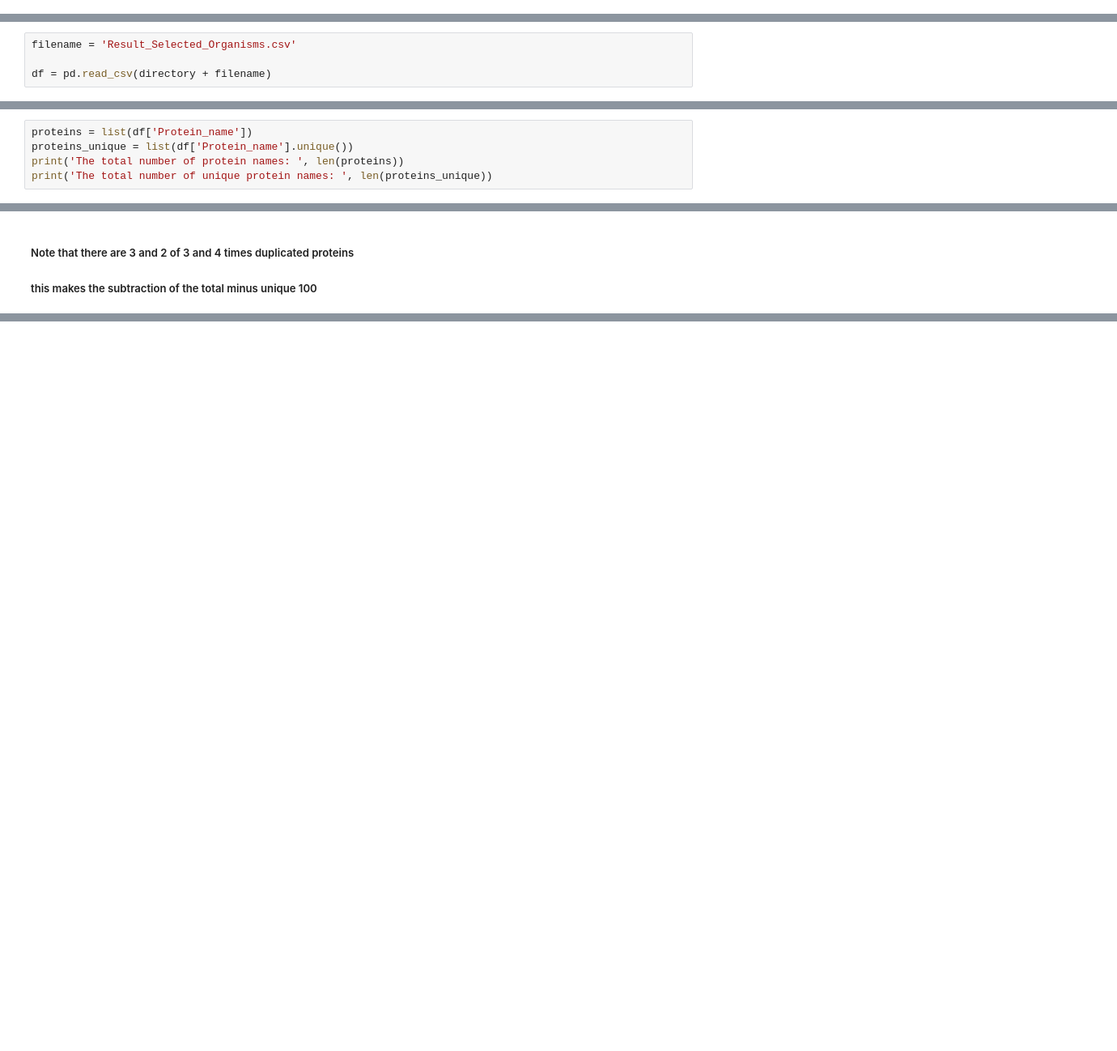
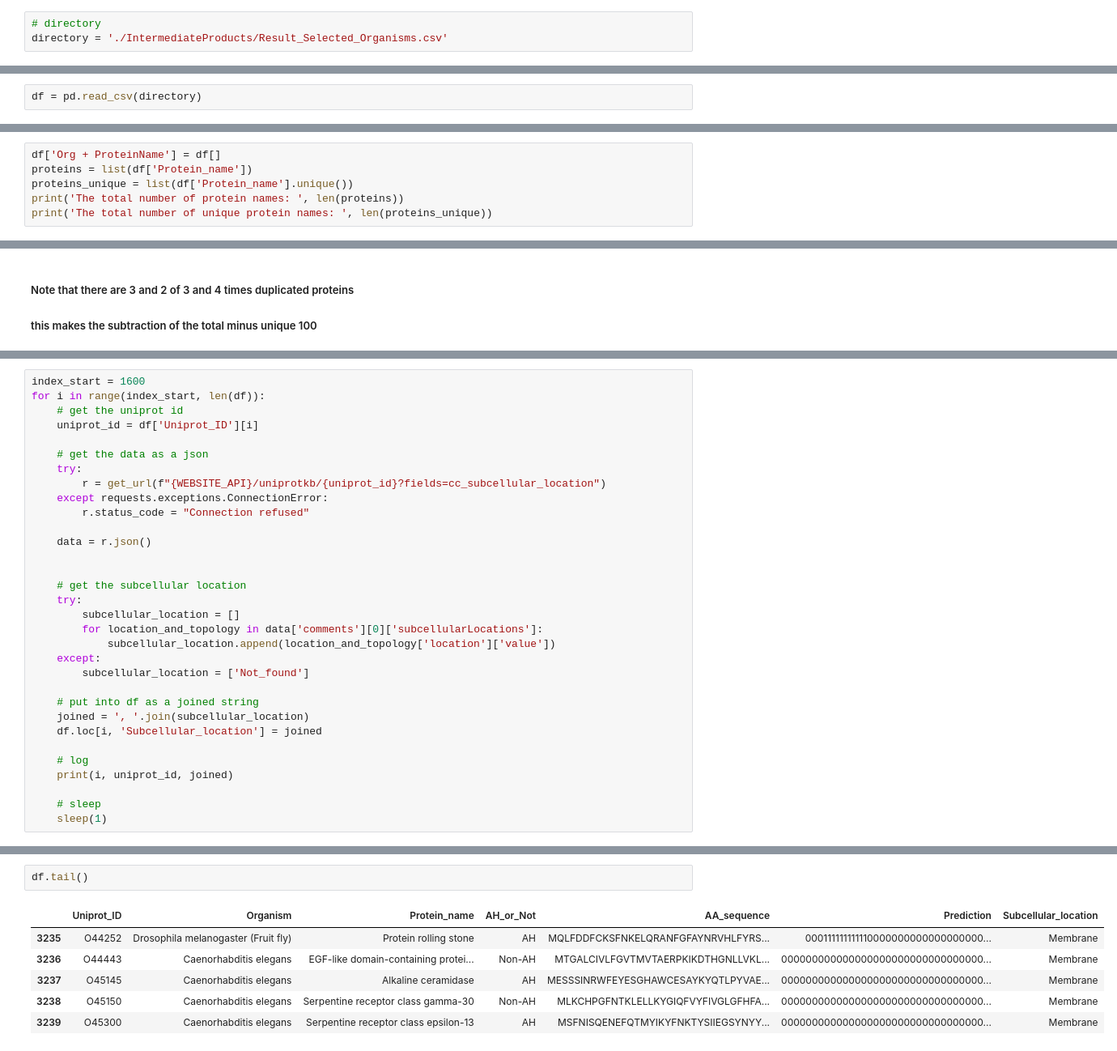
Before and after one commit to shokenlee/Find-AH-NE_MemBrain, a Jupyter notebook: MemBrain_2ndPart_01-07-22.ipynb, the cells around one changed output, grey strips where cells are left out. Shown at 81% size. Cells and saved outputs as stored; diff of their text form; blank space fills up the shorter version.

Commit message:
Redone subcell loc retrieval

```diff
--- a/MemBrain_2ndPart_01-07-22.ipynb
+++ b/MemBrain_2ndPart_01-07-22.ipynb
@@ -26 +22,4 @@ MemBrain AH prediction/'
+# %%
+# directory
+directory = './IntermediateProducts/Result_Selected_Organisms.csv'
 # %% [markdown]
@@ -34,5 +27,3 @@ os.getcwd()
 # %%
-filename = 'Result_Selected_Organisms.csv'
-
-df = pd.read_csv(directory + filename)
+df = pd.read_csv(directory)
 # %%
@@ -58,4 +49,5 @@ df.shape
 # %%
+df['Org + ProteinName'] = df[]
 proteins = list(df['Protein_name'])
 proteins_unique = list(df['Protein_name'].unique())
 print('The total number of protein names: ', len(proteins))
@@ -120,0 +216,32 @@ for i, uniprot_id in enumerate(df['Uniprot_ID'][:300]):
+# %%
+index_start = 1600
+for i in range(index_start, len(df)):
+    # get the uniprot id
+    uniprot_id = df['Uniprot_ID'][i]
+
+    # get the data as a json
+    try:
+        r = get_url(f"{WEBSITE_API}/uniprotkb/{uniprot_id}?fields=cc_subcellular_location")
+    except requests.exceptions.ConnectionError:
+        r.status_code = "Connection refused"
+
+    data = r.json()
+
+
+    # get the subcellular location
+    try:
+        subcellular_location = []
+        for location_and_topology in data['comments'][0]['subcellularLocations']:
+            subcellular_location.append(location_and_topology['location']['value'])
+    except:
+        subcellular_location = ['Not_found']
+
+    # put into df as a joined string
+    joined = ', '.join(subcellular_location)
+    df.loc[i, 'Subcellular_location'] = joined
+
+    # log
+    print(i, uniprot_id, joined)
+
+    # sleep
+    sleep(1)
@@ -121 +266,10 @@ for i, uniprot_id in enumerate(df['Uniprot_ID'][:300]):
+# %%
+df.tail()
+# %% [output]
+|  | Uniprot_ID | Organism | Protein_name | AH_or_Not | AA_sequence | Prediction | Subcellular_location |
+| 3235 | O44252 | Drosophila melanogaster (Fruit fly) | Protein rolling stone | AH | MQLFDDFCKSFNKELQRANFGFAYNRVHLFYRS... | 000111111111110000000000000000000... | Membrane |
+| 3236 | O44443 | Caenorhabditis elegans | EGF-like domain-containing protei... | Non-AH | MTGALCIVLFGVTMVTAERPKIKDTHGNLLVKL... | 000000000000000000000000000000000... | Membrane |
+| 3237 | O45145 | Caenorhabditis elegans | Alkaline ceramidase | AH | MESSSINRWFEYESGHAWCESAYKYQTLPYVAE... | 000000000000000000000000000000000... | Membrane |
+| 3238 | O45150 | Caenorhabditis elegans | Serpentine receptor class gamma-30 | Non-AH | MLKCHPGFNTKLELLKYGIQFVYFIVGLGFHFA... | 000000000000000000000000000000000... | Membrane |
+| 3239 | O45300 | Caenorhabditis elegans | Serpentine receptor class epsilon-13 | AH | MSFNISQENEFQTMYIKYFNKTYSIIEGSYNYY... | 000000000000000000000000000000000... | Membrane |
 # %%
```
Also changed, not shown: parts of 39 cells of this notebook.
